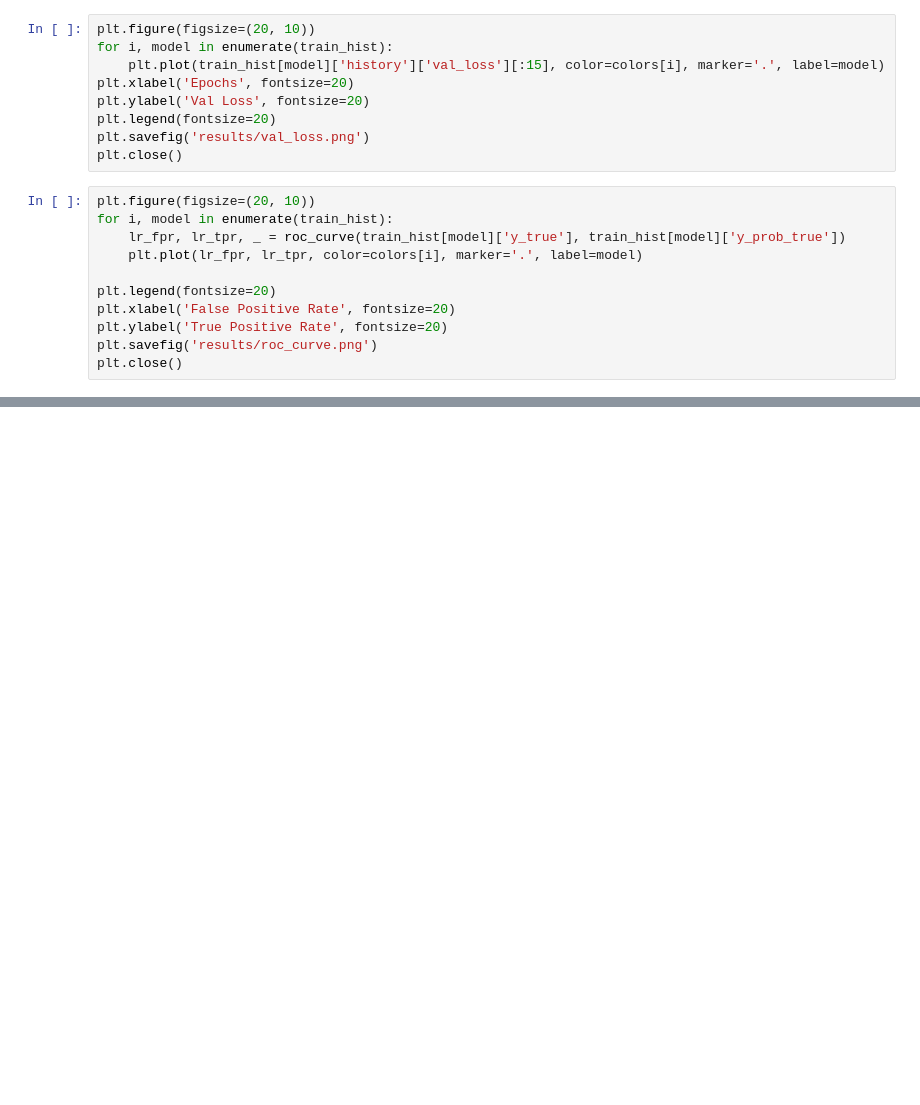
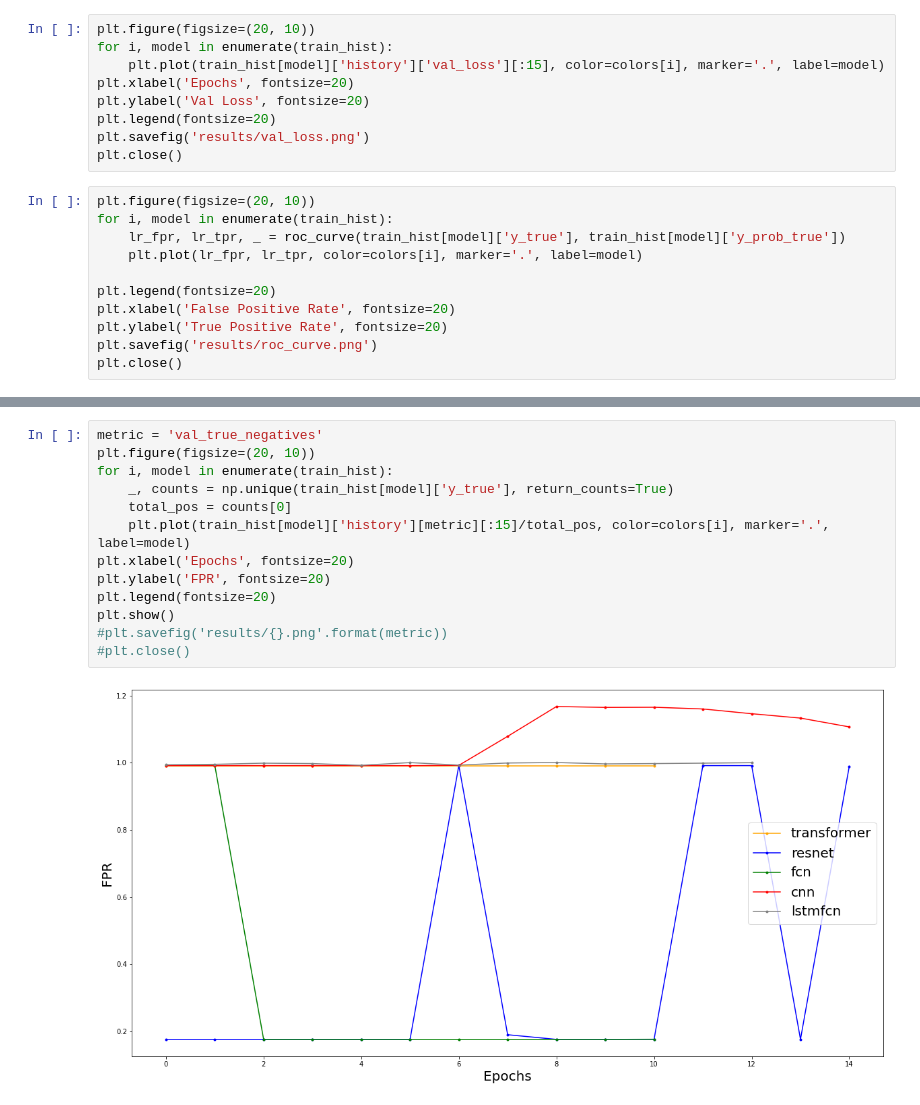
Before and after one commit to vmm221313/Energy_Theft, a Jupyter notebook: final_plots.ipynb, the cells around one changed output, grey strips where cells are left out. Saved outputs shown, nothing was run; the diff lists cells and outputs as text; blank space fills up the shorter version.

```diff
--- a/final_plots.ipynb
+++ b/final_plots.ipynb
@@ -64,0 +207,15 @@ plt.close()
+# %%
+metric = 'val_true_negatives'
+plt.figure(figsize=(20, 10))
+for i, model in enumerate(train_hist):
+    _, counts = np.unique(train_hist[model]['y_true'], return_counts=True)
+    total_pos = counts[0]
+    plt.plot(train_hist[model]['history'][metric][:15]/total_pos, color=colors[i], marker='.', label=model)
+plt.xlabel('Epochs', fontsize=20)
+plt.ylabel('FPR', fontsize=20)
+plt.legend(fontsize=20)
+plt.show()
+#plt.savefig('results/{}.png'.format(metric))
+#plt.close()
+# %% [output]
+[figure, added]
```
Also changed, not shown: parts of 16 cells of this notebook, 3 other files.
